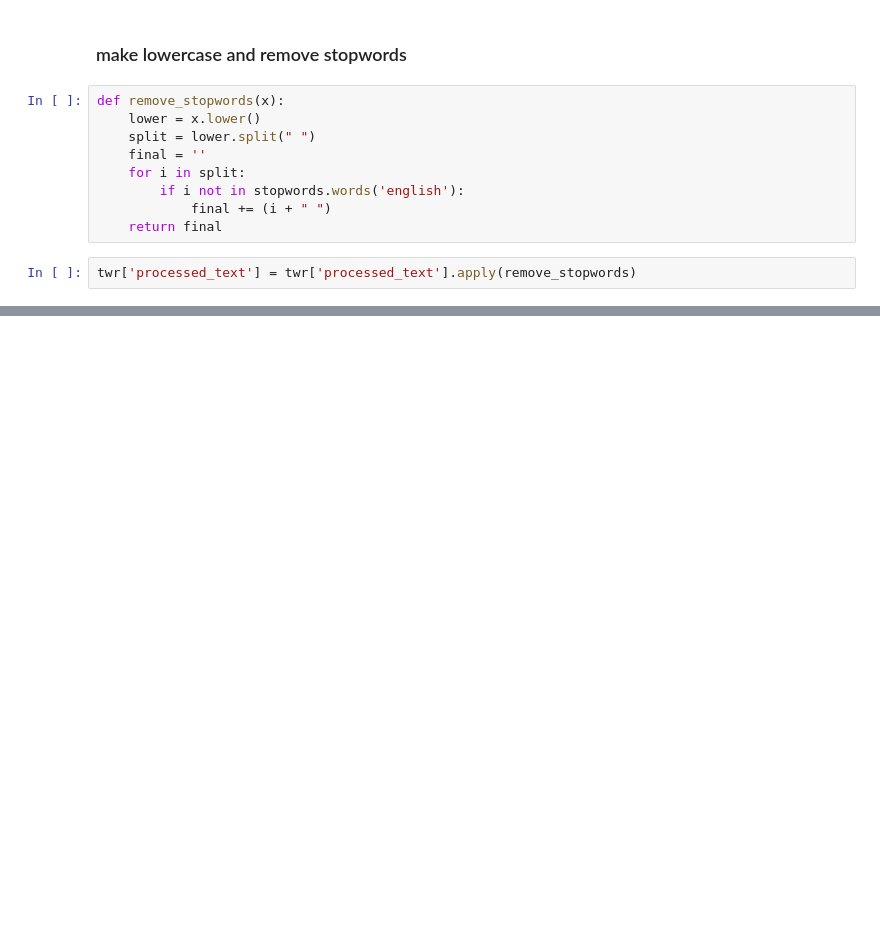
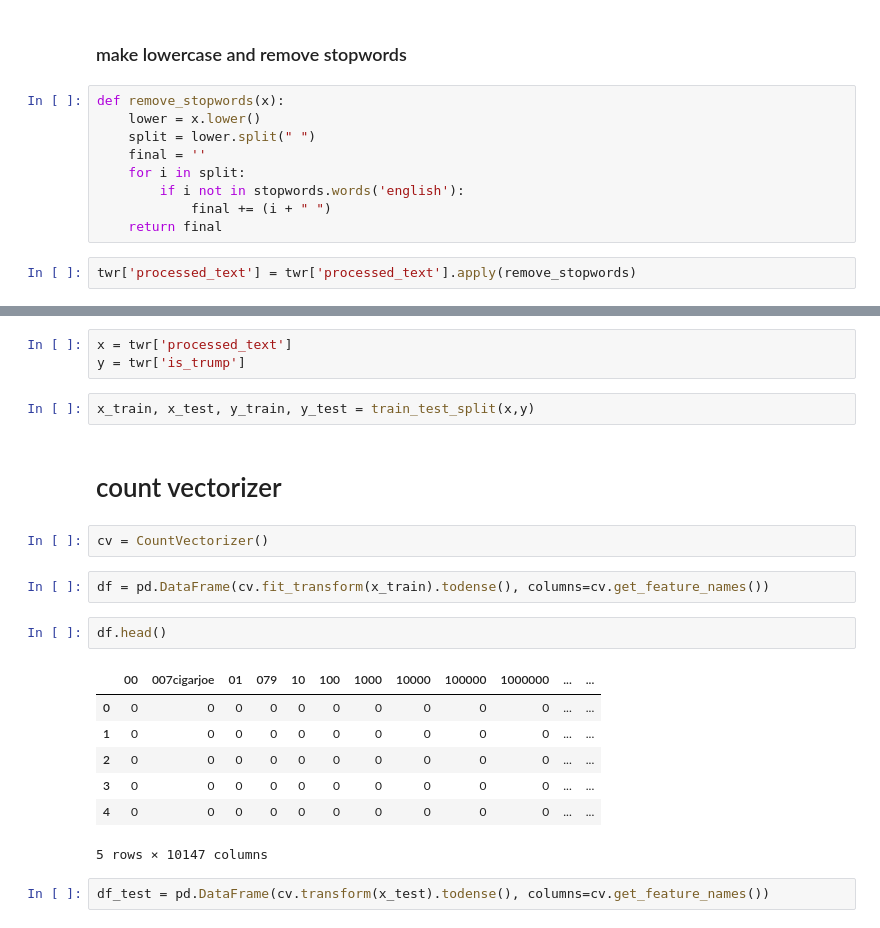
Before and after one commit to cgeppig/tweets, a Jupyter notebook: tweets.ipynb, the cells around one changed output, grey strips where cells are left out. Saved outputs shown, nothing was run; the diff lists cells and outputs as text; blank space fills up the shorter version.

Commit message:
basic modeling on count vectorizer

```diff
--- a/Untitled.ipynb
+++ b/tweets.ipynb
@@ -129,0 +132,23 @@ remove_stopwords(raven)
+# %%
+x = twr['processed_text']
+y = twr['is_trump']
+# %%
+x_train, x_test, y_train, y_test = train_test_split(x,y)
+# %% [markdown]
+# count vectorizer
+# %%
+cv = CountVectorizer()
+# %%
+df = pd.DataFrame(cv.fit_transform(x_train).todense(), columns=cv.get_feature_names())
+# %%
+df.head()
+# %% [output]
+|  | 00 | 007cigarjoe | 01 | 079 | 10 | 100 | 1000 | 10000 | 100000 | 1000000 | ... | ... |
+| 0 | 0 | 0 | 0 | 0 | 0 | 0 | 0 | 0 | 0 | 0 | ... | ... |
+| 1 | 0 | 0 | 0 | 0 | 0 | 0 | 0 | 0 | 0 | 0 | ... | ... |
+| 2 | 0 | 0 | 0 | 0 | 0 | 0 | 0 | 0 | 0 | 0 | ... | ... |
+| 3 | 0 | 0 | 0 | 0 | 0 | 0 | 0 | 0 | 0 | 0 | ... | ... |
+| 4 | 0 | 0 | 0 | 0 | 0 | 0 | 0 | 0 | 0 | 0 | ... | ... |
+5 rows × 10147 columns
+# %%
+df_test = pd.DataFrame(cv.transform(x_test).todense(), columns=cv.get_feature_names())
```
Also changed, not shown: parts of 13 cells of this notebook.
